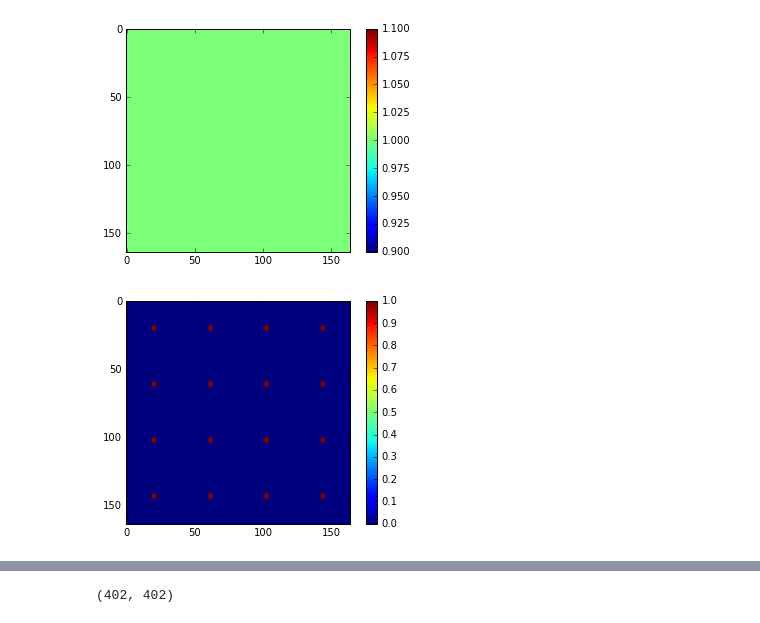
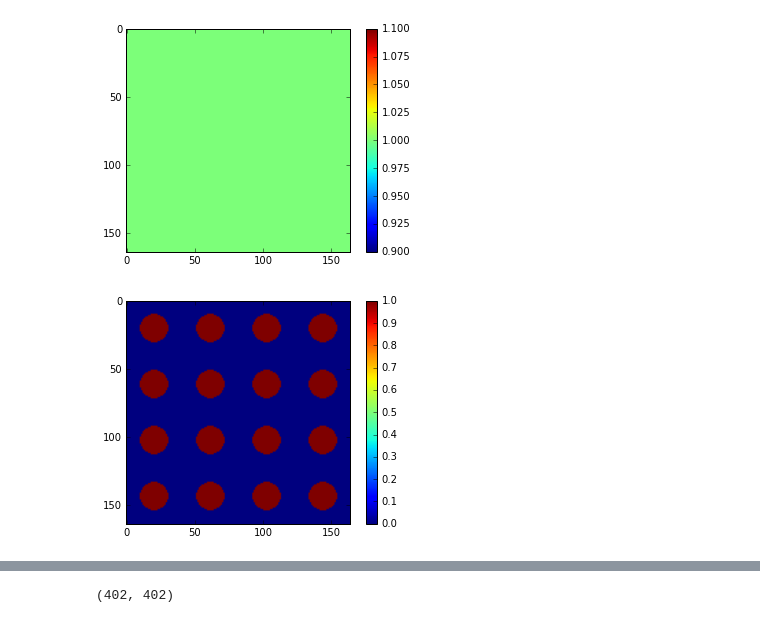
Before and after one commit to rconan/CEO, a Jupyter notebook: segmentPistonSensor/Segment-Piston-Sensor.ipynb, the cells around one changed output, grey strips where cells are left out. Saved outputs shown, nothing was run; the diff lists cells and outputs as text; code cells hidden in the pictures.

```diff
--- a/segmentPistonSensor/Segment-Piston-Sensor.ipynb
+++ b/segmentPistonSensor/Segment-Piston-Sensor.ipynb
@@ -77,15 +77,15 @@ plt.colorbar()
 <matplotlib.colorbar.Colorbar at 0x...>
 [figure]
 # %%
-circ = ceo.Telescope(41,1,scale=0.1)
+circ = ceo.Telescope(41,1,scale=0.5)
 circ_m = circ.f.host(shape=(41,41))
 big_circ_m = np.tile(np.tile(circ_m,4).T,4)
 plt.imshow(big_circ_m)
 colorbar()
 gpu_big_circ_m = ceo.cuFloatArray(host_data=big_circ_m)
 sps.fft_mask.alter(gpu_big_circ_m)
 # %% [output]
-[figure, old version]
+[figure, new version]
 # %%
 imshow(sps.fft_mask.f.host(shape=(164,164)))
 colorbar()
```
Also changed, not shown: parts of 2 cells of this notebook.
